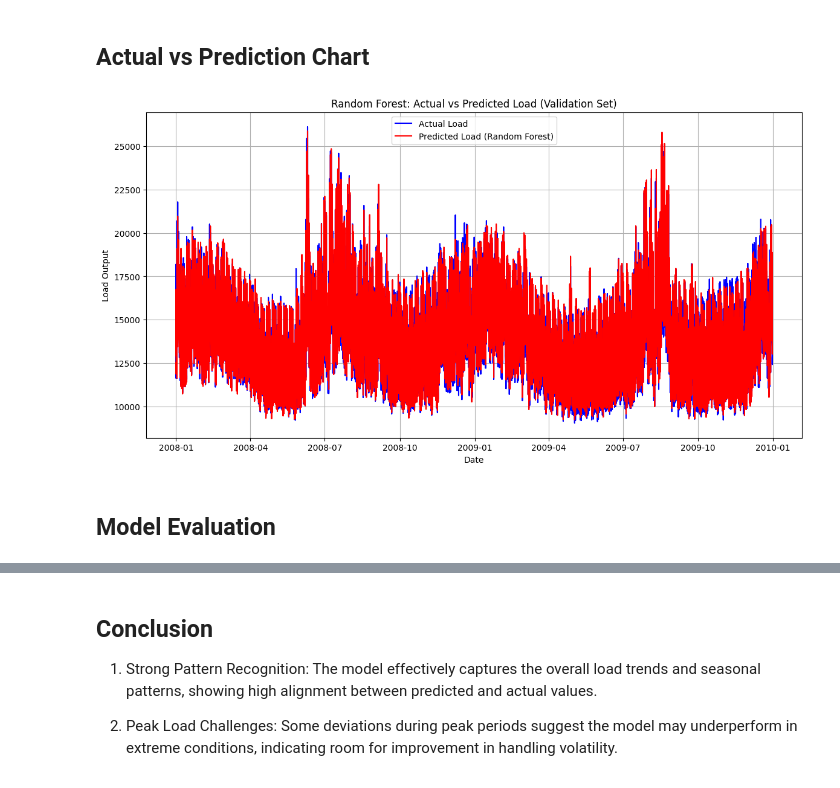
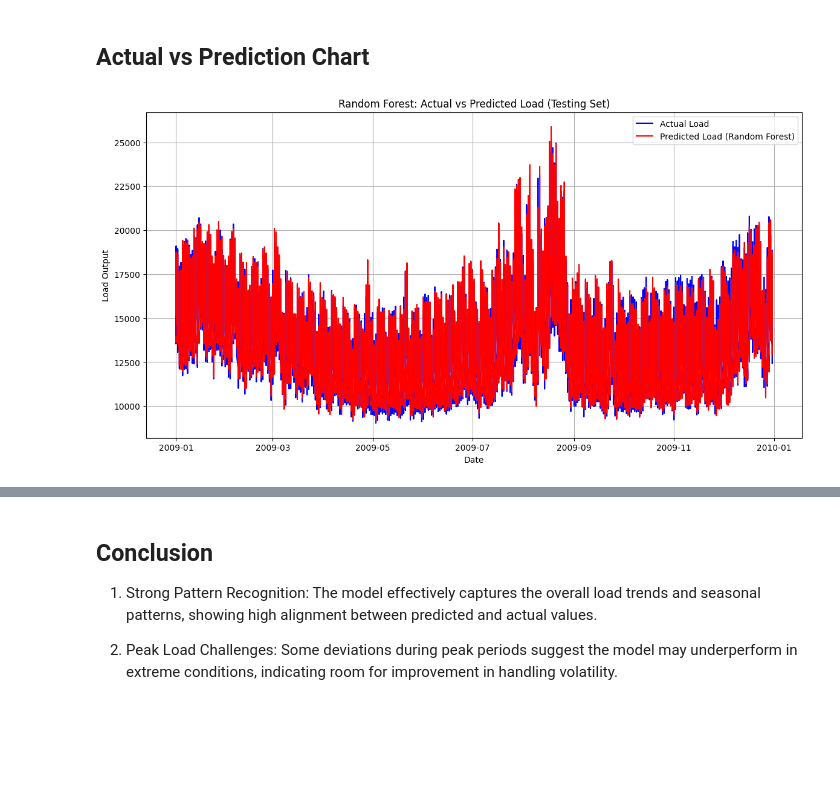
Before and after one commit to BrainsCorp/Electricity_Load_n_Price_Forecasting, a Jupyter notebook: notebooks/RFR.ipynb, the cells around one changed output, grey strips where cells are left out. Drawn from its saved outputs; the diff is of its cells as text; code cells hidden in the pictures; blank space fills up the shorter version.

Commit message:
updated Model inference step in notebooks

```diff
--- a/notebooks/RFR.ipynb
+++ b/notebooks/RFR.ipynb
@@ -269,21 +292,22 @@ accuracy_rf
 # %%
 import matplotlib.pyplot as plt
 
+# predictions on test set
+predY_rf = rf.predict(testX)
+
 # Extract dates for the validation set
-validation_dates = data.Date[validationInd]
+validation_dates = data.Date[testInd]
 
-# Plot actual vs predicted values for the validation set using Random Forest predictions
+# Plot actual vs predicted values for the test set using Random Forest predictions
 plt.figure(figsize=(14, 7))
-plt.plot(validation_dates, validationY, label='Actual Load', color='blue')
+plt.plot(validation_dates, testY, label='Actual Load', color='blue')
 plt.plot(validation_dates, predY_rf, label='Predicted Load (Random Forest)', color='red', linestyle='-')
 
 plt.xlabel('Date')
 plt.ylabel('Load Output')
-plt.title('Random Forest: Actual vs Predicted Load (Validation Set)')
+plt.title('Random Forest: Actual vs Predicted Load (Testing Set)')
 plt.legend()
 plt.grid(True)
 plt.show()
 # %% [output]
-[figure, old version]
+[figure, new version]
-# %% [markdown]
-## Model Evaluation
```
Also changed, not shown: parts of 7 cells of this notebook, 2 other files.
